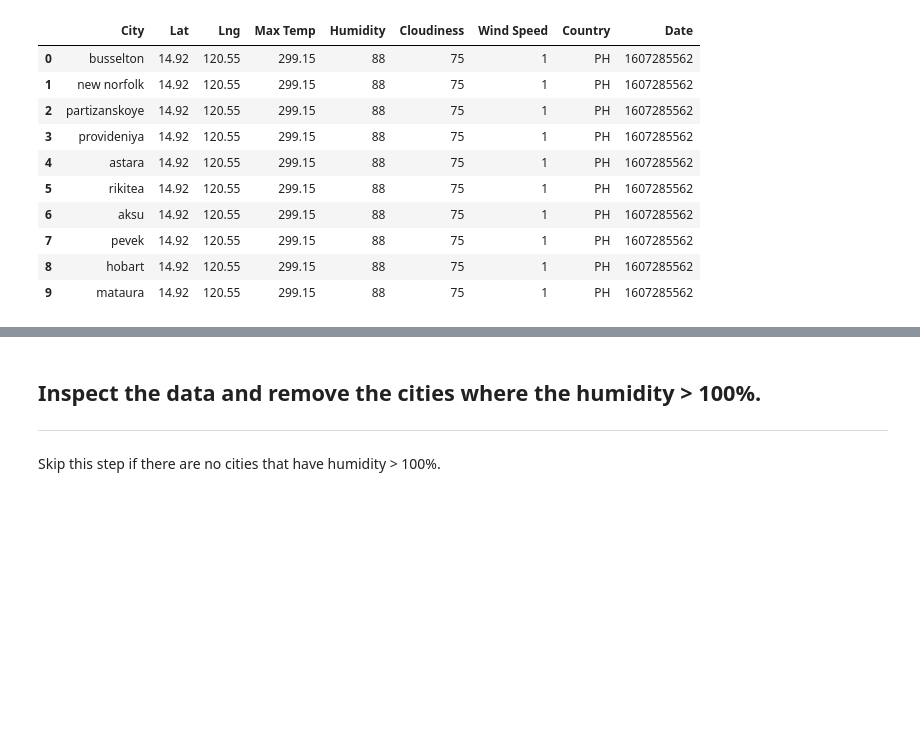
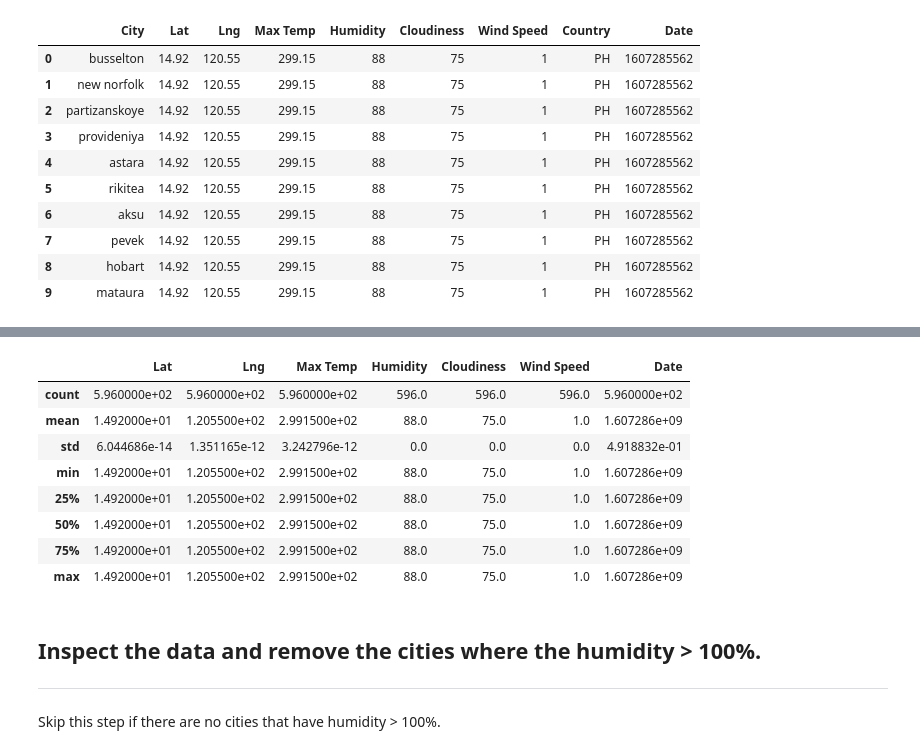
Before and after one commit to jforbis/python-api-challenge, a Jupyter notebook: WeatherPy.ipynb, the cells around one changed output, grey strips where cells are left out. Cells and saved outputs as stored; diff of their text form; code cells hidden in the pictures; blank space fills up the shorter version.

```diff
--- a/WeatherPy.ipynb
+++ b/WeatherPy.ipynb
@@ -167,3 +156,15 @@ weather_df.head(10)
+# %%
+weather_df.describe()
+# %% [output]
+|  | Lat | Lng | Max Temp | Humidity | Cloudiness | Wind Speed | Date |
+| count | 5.960000e+02 | 5.960000e+02 | 5.960000e+02 | 596.0 | 596.0 | 596.0 | 5.960000e+02 |
+| mean | 1.492000e+01 | 1.205500e+02 | 2.991500e+02 | 88.0 | 75.0 | 1.0 | 1.607286e+09 |
+| std | 6.044686e-14 | 1.351165e-12 | 3.242796e-12 | 0.0 | 0.0 | 0.0 | 4.918832e-01 |
+| min | 1.492000e+01 | 1.205500e+02 | 2.991500e+02 | 88.0 | 75.0 | 1.0 | 1.607286e+09 |
+| 25% | 1.492000e+01 | 1.205500e+02 | 2.991500e+02 | 88.0 | 75.0 | 1.0 | 1.607286e+09 |
+| 50% | 1.492000e+01 | 1.205500e+02 | 2.991500e+02 | 88.0 | 75.0 | 1.0 | 1.607286e+09 |
+| 75% | 1.492000e+01 | 1.205500e+02 | 2.991500e+02 | 88.0 | 75.0 | 1.0 | 1.607286e+09 |
+| max | 1.492000e+01 | 1.205500e+02 | 2.991500e+02 | 88.0 | 75.0 | 1.0 | 1.607286e+09 |
 # %% [markdown]
 ## Inspect the data and remove the cities where the humidity > 100%.
 ----
```
Also changed, not shown: parts of 4 cells of this notebook.
